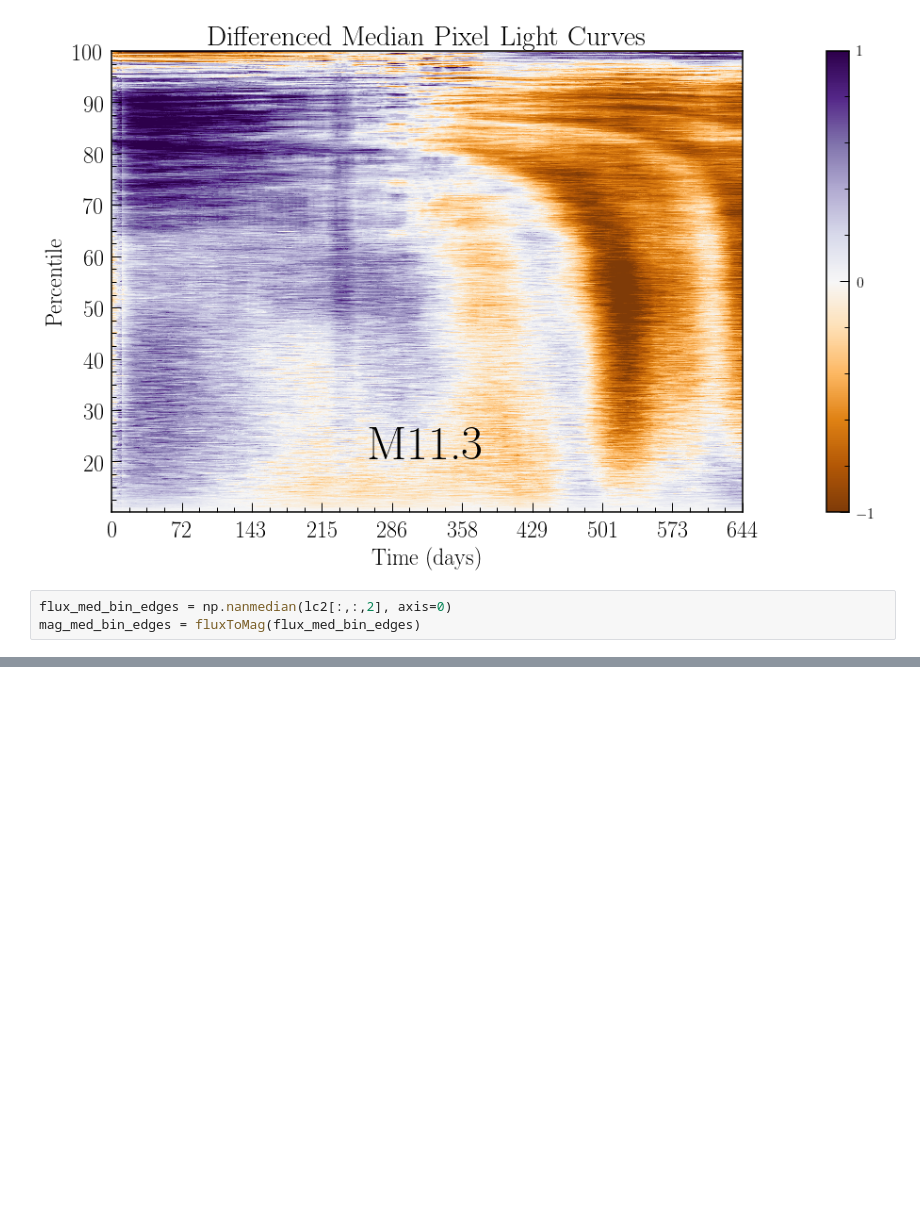
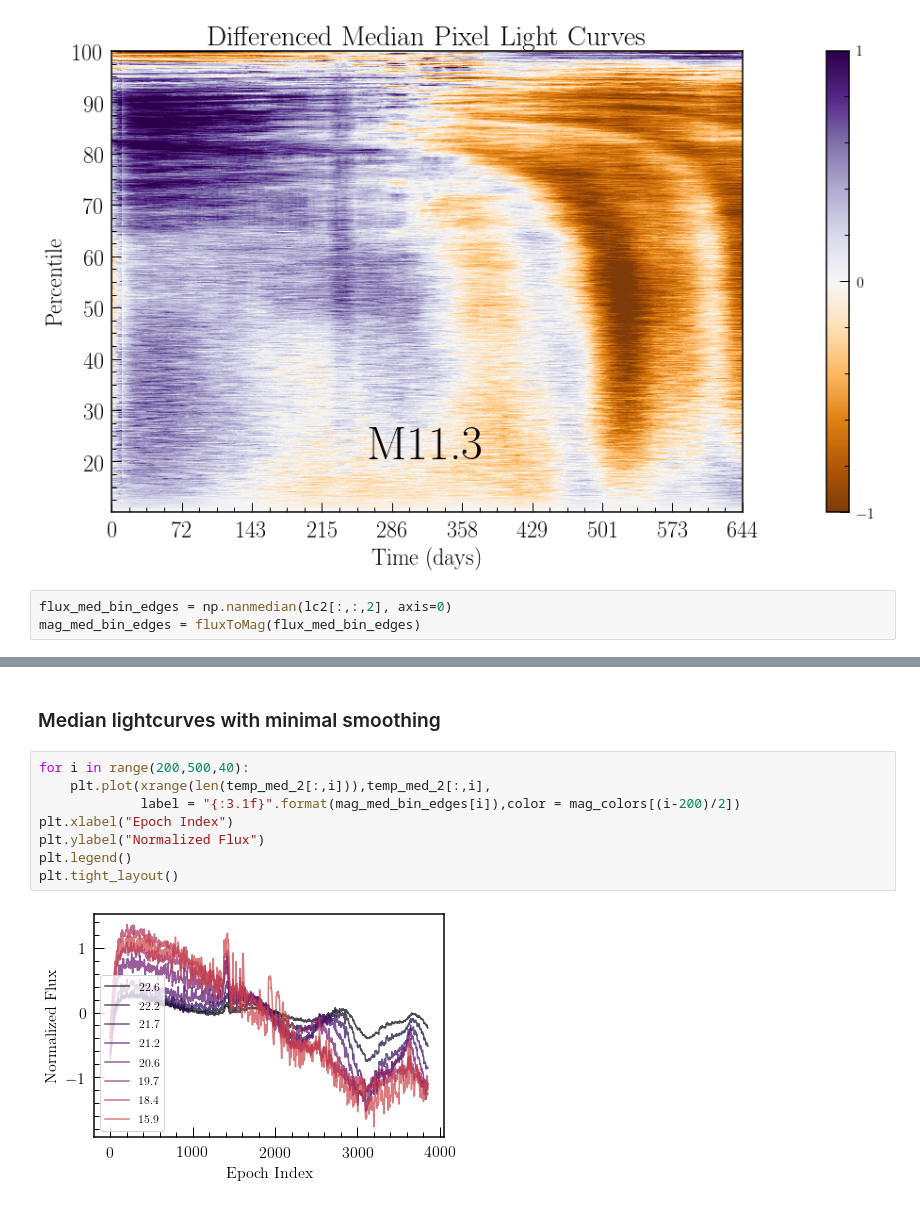
Before and after one commit to jmoreno28/k2_LongTermSystematics, a Jupyter notebook: MakeTemplateSystematicLC.ipynb, the cells around one changed output, grey strips where cells are left out. Drawn from its saved outputs; the diff is of its cells as text; blank space fills up the shorter version.

```diff
--- a/MakeTemplateSystematicLC.ipynb
+++ b/MakeTemplateSystematicLC.ipynb
@@ -162 +184,13 @@ plt.tight_layout()
+# %% [markdown]
+### Median lightcurves with minimal smoothing
+# %%
+for i in range(200,500,40):
+    plt.plot(xrange(len(temp_med_2[:,i])),temp_med_2[:,i],
+             label = "{:3.1f}".format(mag_med_bin_edges[i]),color = mag_colors[(i-200)/2])
+plt.xlabel("Epoch Index")
+plt.ylabel("Normalized Flux")
+plt.legend()
+plt.tight_layout()
+# %% [output]
+[figure, added]
 # %%
```
Also changed, not shown: parts of 15 cells of this notebook.
